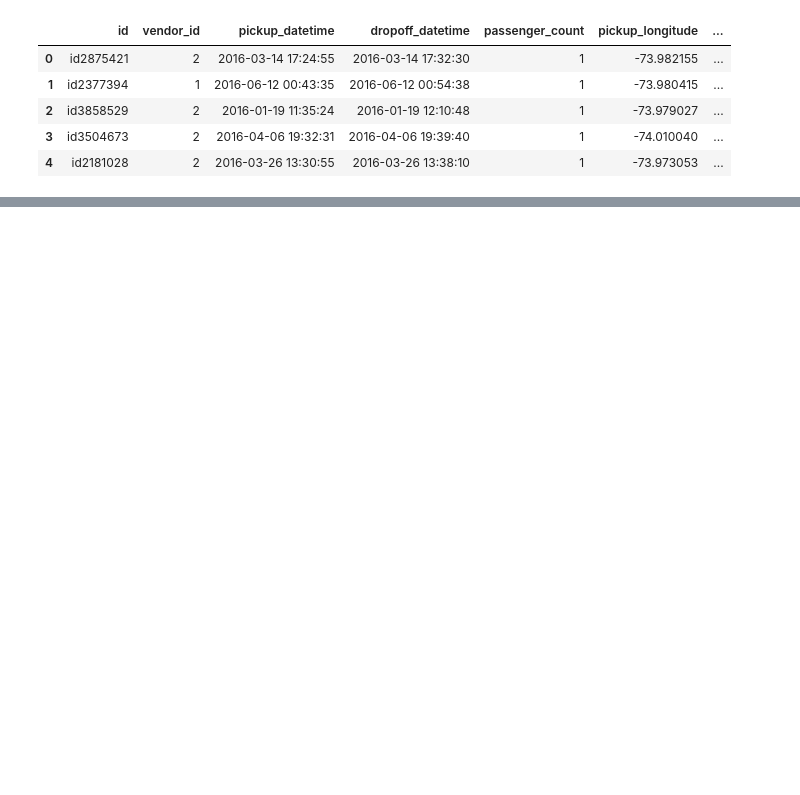
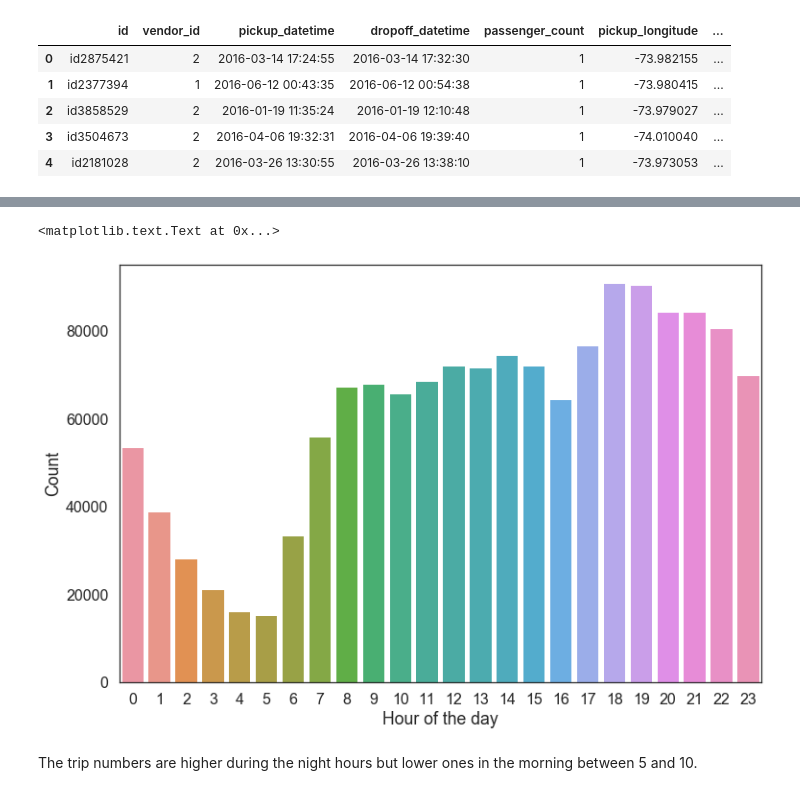
Before and after one commit to pd4052/New-York-City-Taxi-Trip-Duration, a Jupyter notebook: NYC_Taxi_Trip.ipynb, the cells around one changed output, grey strips where cells are left out. Cells and saved outputs as stored; diff of their text form; code cells hidden in the pictures; blank space fills up the shorter version.

```diff
--- a/NYC_Taxi_Trip.ipynb
+++ b/NYC_Taxi_Trip.ipynb
@@ -175,0 +267,2 @@ As we can see that there are O hours of travel which is not at all possible so a
+# %%
+h=train.groupby(["hour"]).size()
@@ -175,0 +289,10 @@ As we can see that there are O hours of travel which is not at all possible so a
+# %%
+plt.figure(figsize=(12,8))
+sns.barplot(h.index, h.values)
+plt.xlabel("Hour of the day")
+plt.ylabel("Count")
+# %% [output]
+<matplotlib.text.Text at 0x...>
+[figure, added]
+# %% [markdown]
+The trip numbers are higher during the night hours but lower ones in the morning between 5 and 10.
```
Also changed, not shown: parts of 29 cells of this notebook.
